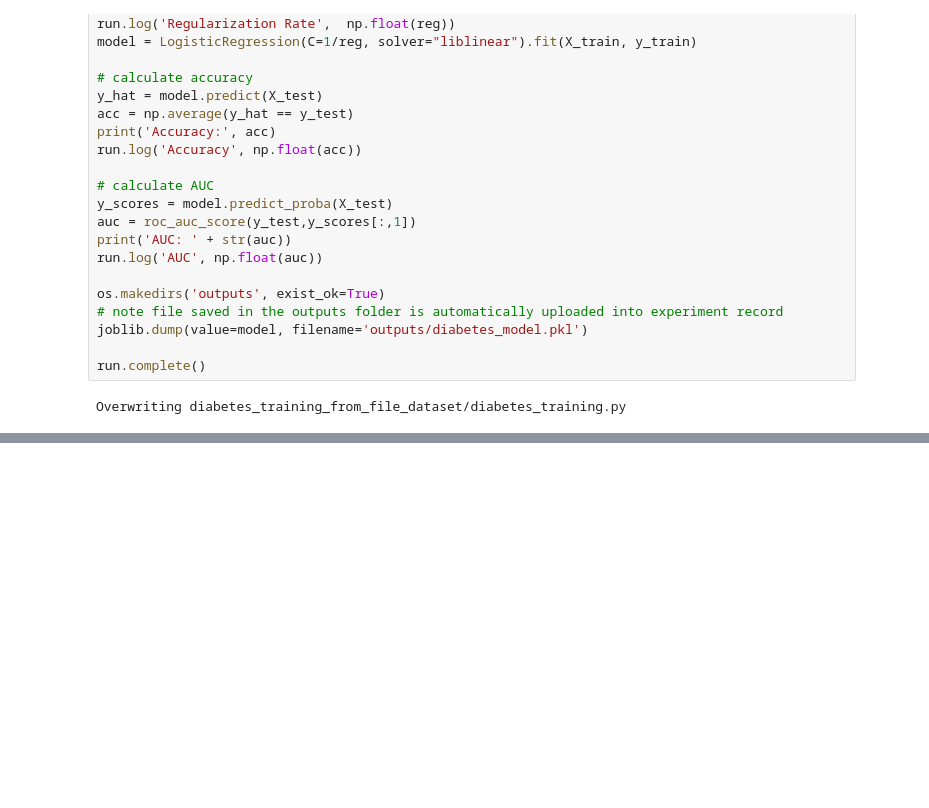
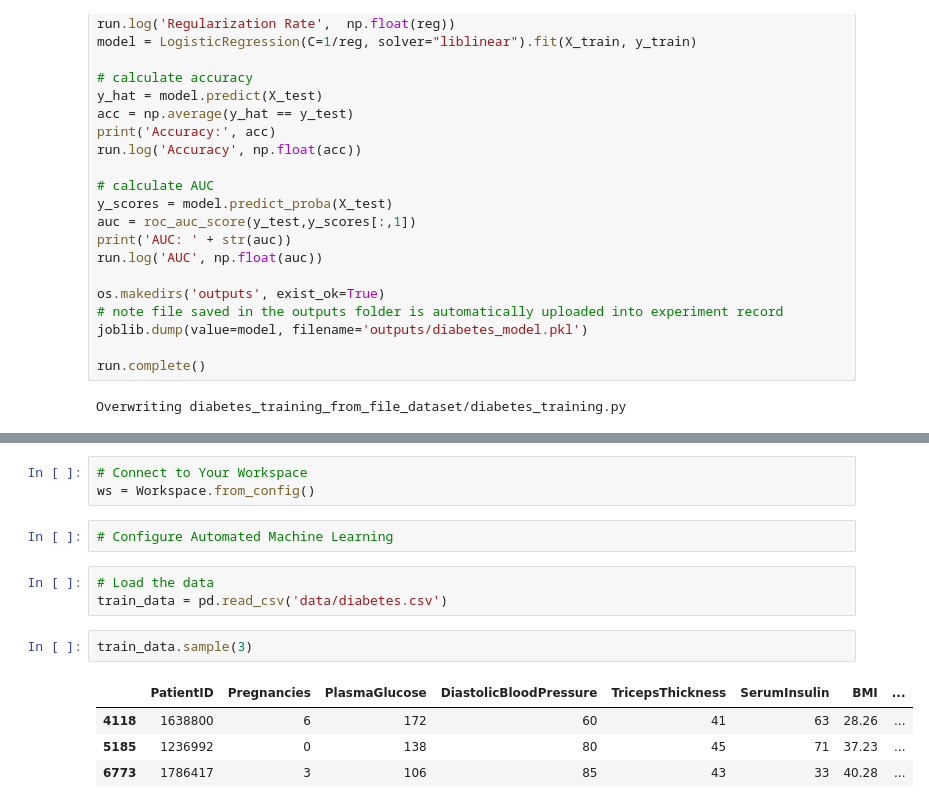
Before and after one commit to albert-kevin/azuremachinelearning, a Jupyter notebook: code/python/machinelearning/testing-stuff.ipynb, the cells around one changed output, grey strips where cells are left out. Cells and saved outputs as stored; diff of their text form; blank space fills up the shorter version.

Commit message:
add autoML and data lake gen2 parquet data

```diff
--- a/code/python/machinelearning/testing-stuff.ipynb
+++ b/code/python/machinelearning/testing-stuff.ipynb
@@ -1854,0 +1973,15 @@ _UserRunWidget(widget_settings={'childWidgetDisplay': 'popup', 'send_telemetry':
+# %%
+# Connect to Your Workspace
+ws = Workspace.from_config()
+# %%
+# Configure Automated Machine Learning
+# %%
+# Load the data
+train_data = pd.read_csv('data/diabetes.csv')
+# %%
+train_data.sample(3)
+# %% [output]
+|  | PatientID | Pregnancies | PlasmaGlucose | DiastolicBloodPressure | TricepsThickness | SerumInsulin | BMI | ... |
+| 4118 | 1638800 | 6 | 172 | 60 | 41 | 63 | 28.26 | ... |
+| 5185 | 1236992 | 0 | 138 | 80 | 45 | 71 | 37.23 | ... |
+| 6773 | 1786417 | 3 | 106 | 85 | 43 | 33 | 40.28 | ... |
```
Also changed, not shown: parts of 68 cells of this notebook.
